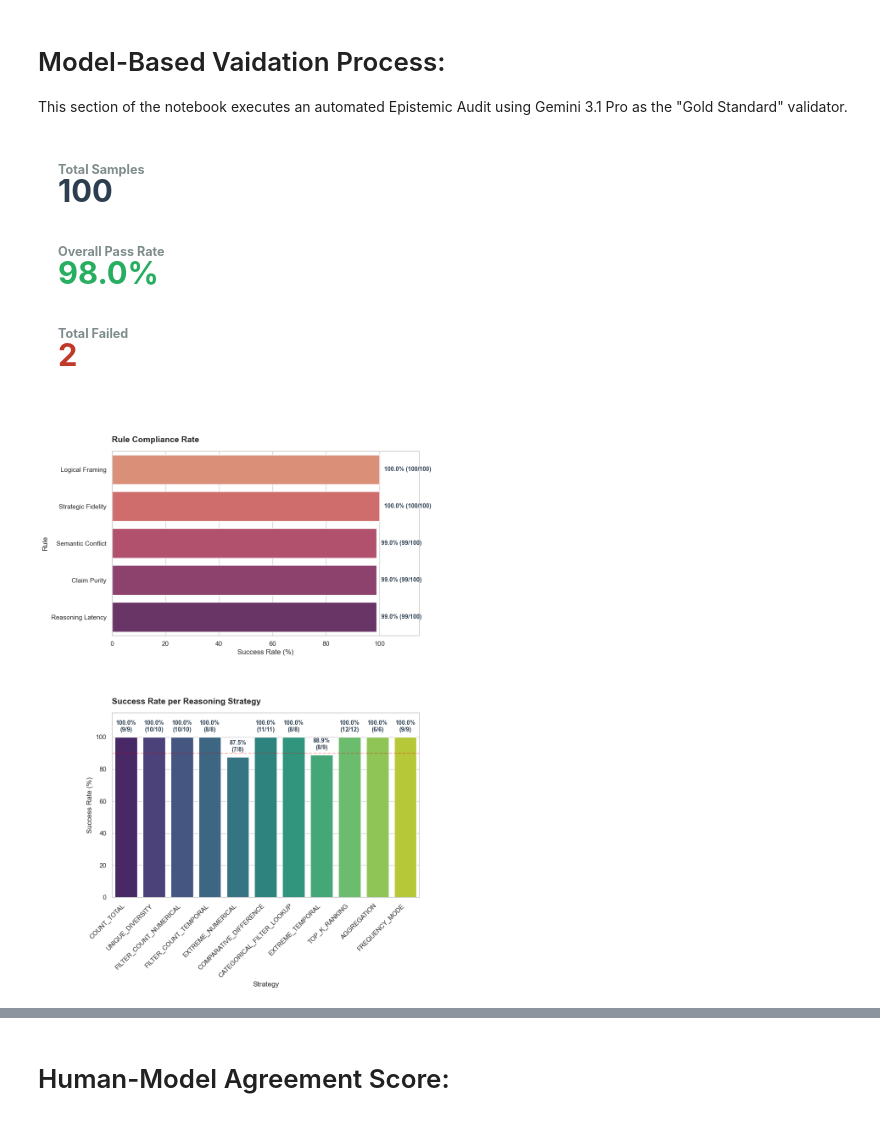
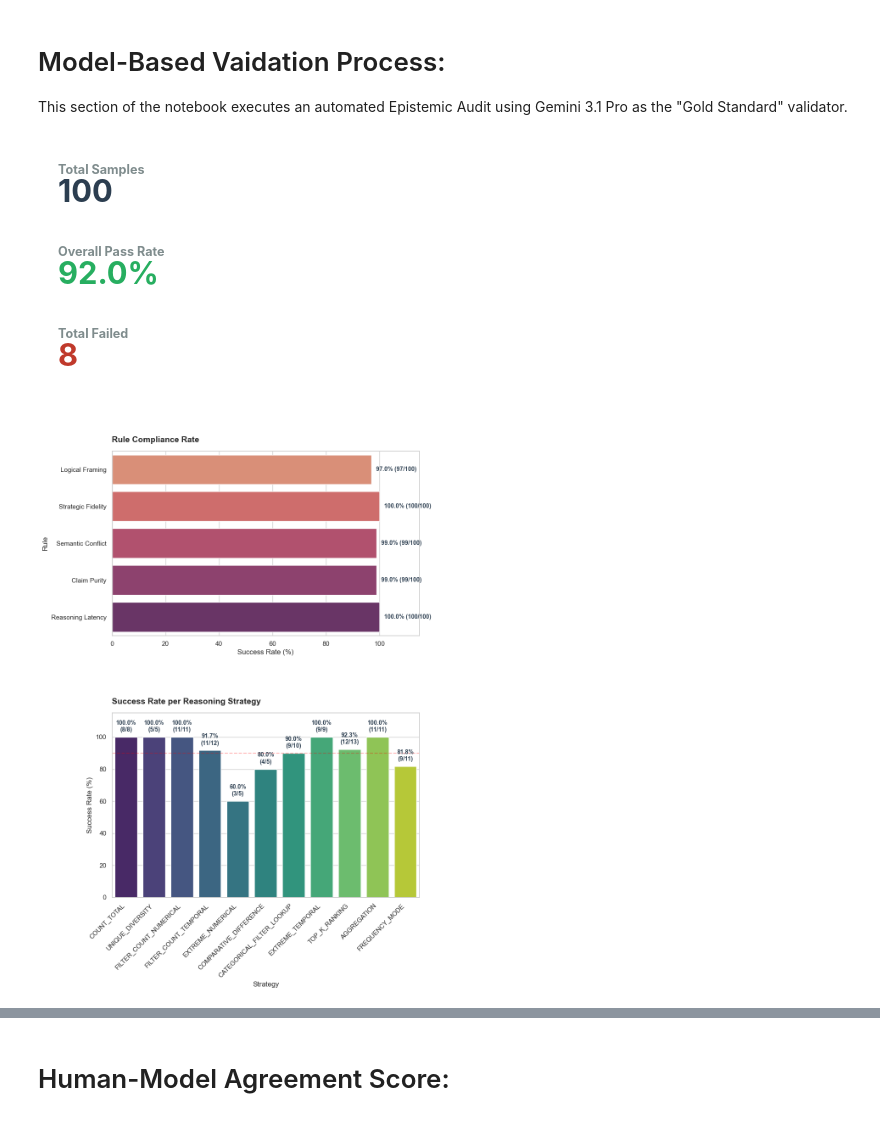
Before and after one commit to danielhk753/CLECK, a Jupyter notebook: notebooks/dataset_annotation.ipynb, the cells around one changed output, grey strips where cells are left out. Cells and saved outputs as stored; diff of their text form; code cells hidden in the pictures.

Commit message:
Save after self + model annotation and agreement score review.

```diff
--- a/notebooks/dataset_annotation.ipynb
+++ b/notebooks/dataset_annotation.ipynb
@@ -25,6 +25,8 @@ strategy_defs = load_json(os.path.join(REPO_PATH, "knowledge_maze/create_dataset
 # %% [output]
 The autoreload extension is already loaded. To reload it, use:
   %reload_ext autoreload
+# %%
+self_q_dataset = random.sample(question_dataset_small, 100)
 # %% [markdown]
 # 🕵️ Human Annotation Protocol: Knowledge Conflict Audit
 
@@ -96,14 +98,14 @@ Audit Failures
 # Model-Based Vaidation Process:
 This section of the notebook executes an automated Epistemic Audit using Gemini 3.1 Pro as the "Gold Standard" validator.
 # %%
-annotator = KnowledgeMazeAnnotator(model_name="google/gemini-3-flash-preview")
-results, report = await annotator.annotate_dataset(question_dataset_small, paragraph_dataset, strategy_defs, limit=100)
+annotator = KnowledgeMazeAnnotator(model_name="google/gemini-3.1-pro-preview")
+results, report = await annotator.annotate_dataset(self_q_dataset, paragraph_dataset, strategy_defs, limit=100)
 # %% [output]
 Total Samples
 100
 Overall Pass Rate
-98.0%
+92.0%
 Total Failed
-2
+8
-[figure, old version]
+[figure, new version]
 🚨 Knowledge Maze Audit: Failures
```
Also changed, not shown: parts of 8 cells of this notebook.
